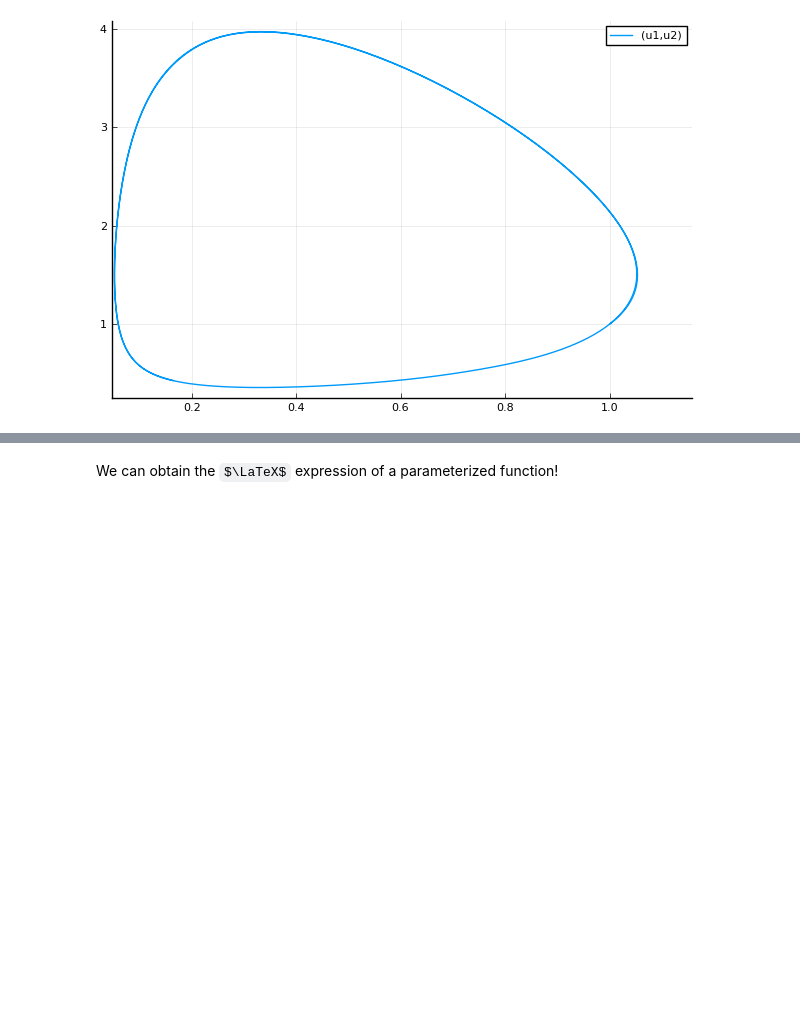
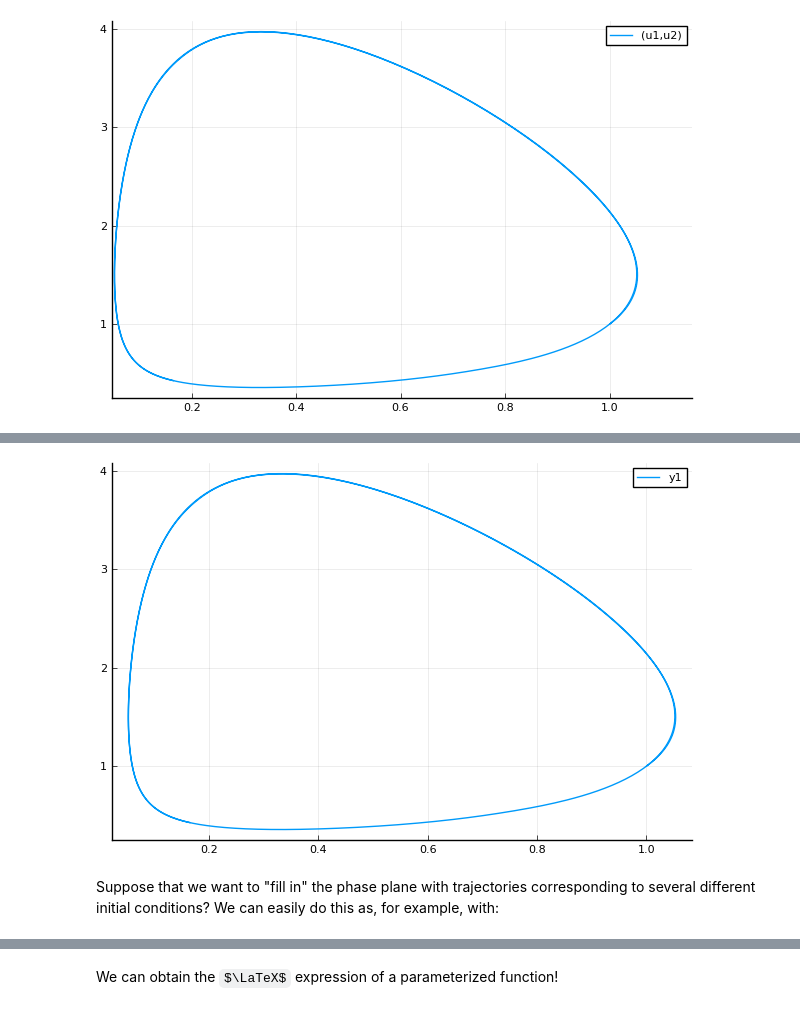
Before and after one commit to jmgraham30/JuliaCompExpMath, a Jupyter notebook: ModelingDifferentialEquations.ipynb, the cells around one changed output, grey strips where cells are left out. Saved outputs shown, nothing was run; the diff lists cells and outputs as text; code cells hidden in the pictures; some formulas as TeX source; blank space fills up the shorter version.

```diff
--- a/ModelingDifferentialEquations.ipynb
+++ b/ModelingDifferentialEquations.ipynb
@@ -106,3 +194,10 @@ plt=plot(sol1,vars=(1,2))
+# %%
+# or if we want a phase-plane plot
+plt=plot(solvalsmatrix[:,2],solvalsmatrix[:,3])
+# %% [output]
+[figure, added]
+# %% [markdown]
+Suppose that we want to "fill in" the phase plane with trajectories corresponding to several different initial conditions? We can easily do this as, for example, with:
 # %%
 u01 = 0.0:0.1:1.0;
 u02 = ones(length(u01))
```
Also changed, not shown: parts of 38 cells of this notebook.
